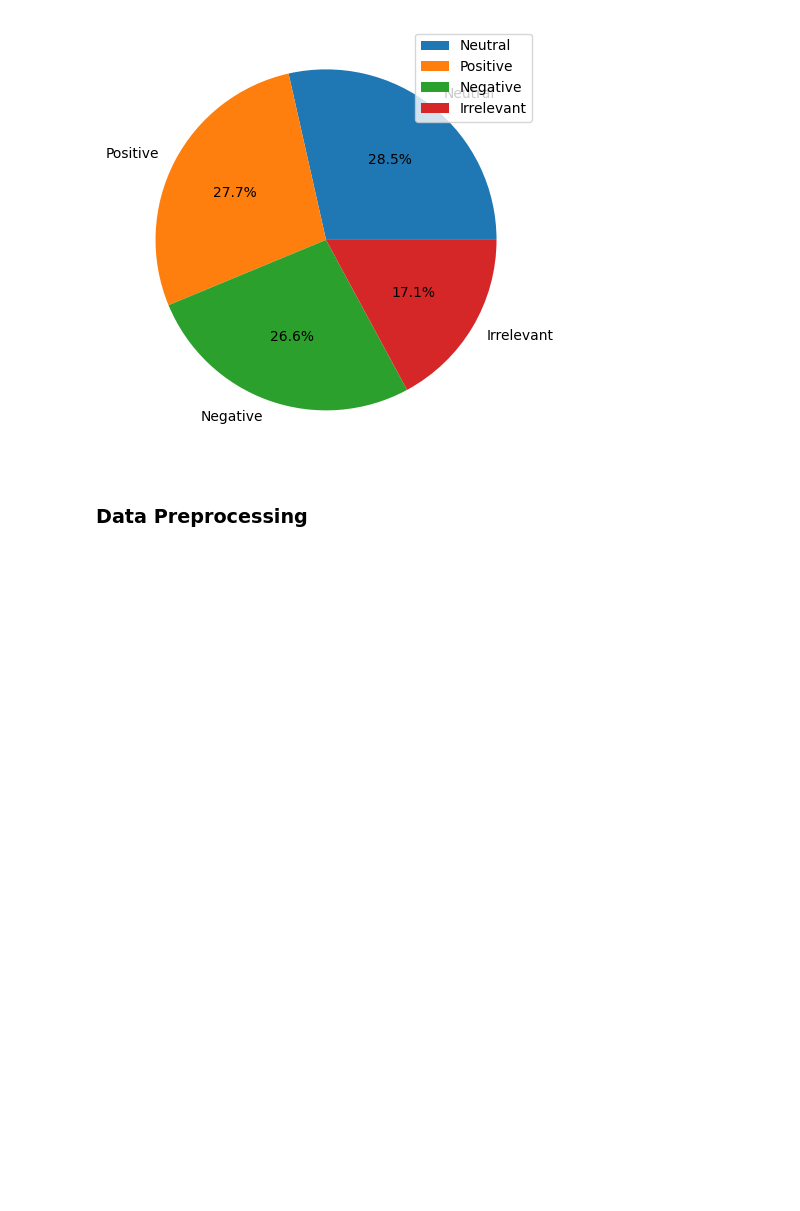
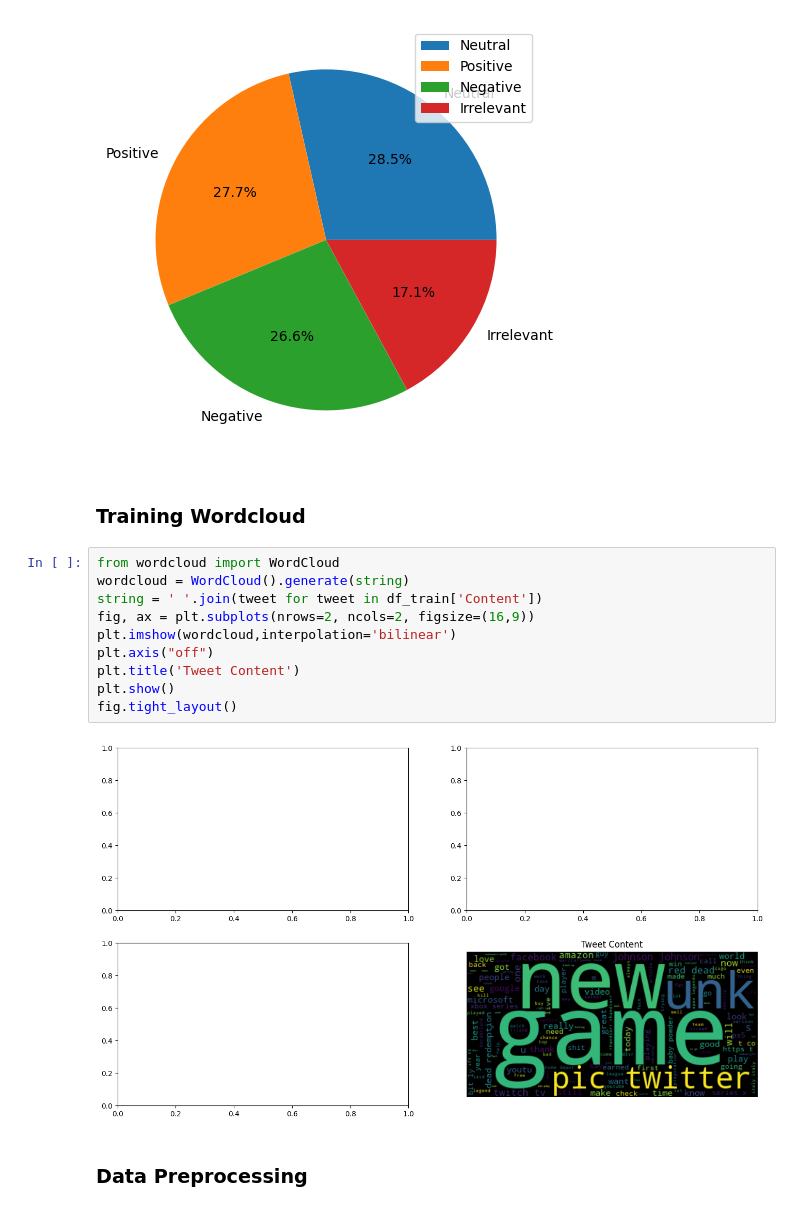
Before and after one commit to RampageousRJ/Twitter-Sentiment-Analysis, a Jupyter notebook: model/model.ipynb, the cells around one changed output. Cells and saved outputs as stored; diff of their text form; blank space fills up the shorter version.

Commit message:
Wordclouds Added

```diff
--- a/model/model.ipynb
+++ b/model/model.ipynb
@@ -132,6 +132,20 @@ plt.legend(loc='best')
 plt.show()
 # %% [output]
 [figure]
+# %% [markdown]
+### Training Wordcloud
+# %%
+from wordcloud import WordCloud
+wordcloud = WordCloud().generate(string)
+string = ' '.join(tweet for tweet in df_train['Content'])
+fig, ax = plt.subplots(nrows=2, ncols=2, figsize=(16,9))
+plt.imshow(wordcloud,interpolation='bilinear')
+plt.axis("off")
+plt.title('Tweet Content')
+plt.show()
+fig.tight_layout()
+# %% [output]
+[figure, added]
 # %% [markdown]
 ### Data Preprocessing
 # %% [markdown]
```
Also changed, not shown: parts of 1 cell of this notebook.
